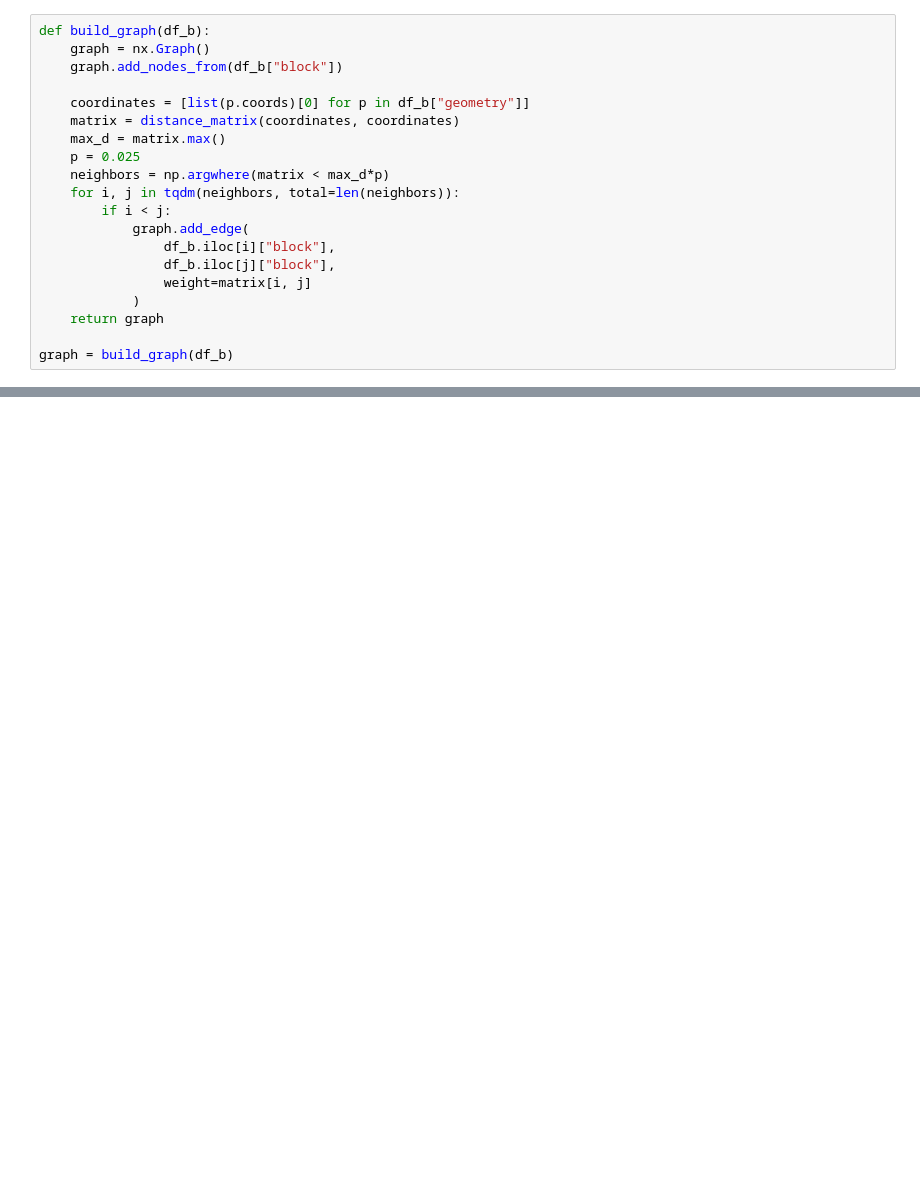
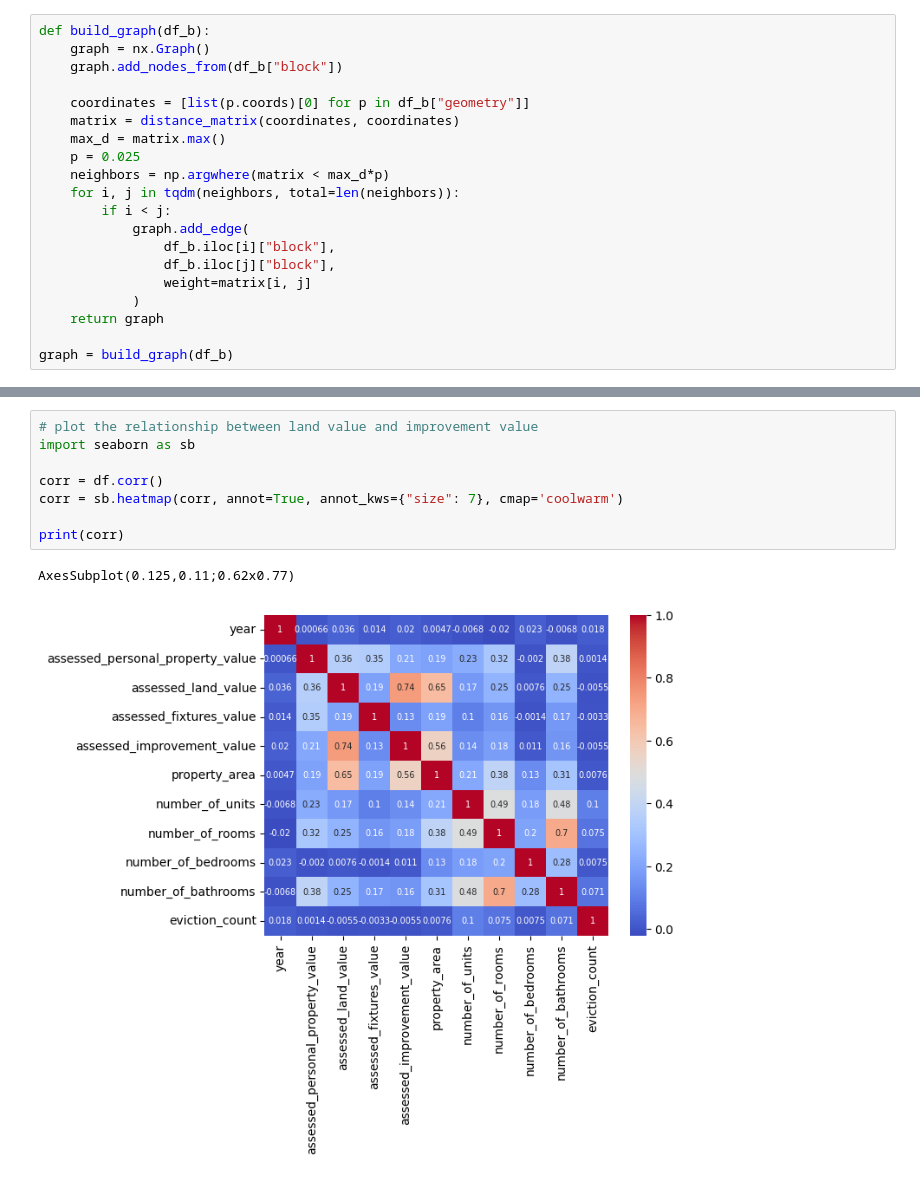
Before and after one commit to gauravsett/sf-eviction-forecasting, a Jupyter notebook: explore.ipynb, the cells around one changed output, grey strips where cells are left out. Saved outputs shown, nothing was run; the diff lists cells and outputs as text; blank space fills up the shorter version.

```diff
--- a/explore.ipynb
+++ b/explore.ipynb
@@ -222,0 +412,11 @@ def compute_features():
+# %%
+# plot the relationship between land value and improvement value
+import seaborn as sb
+
+corr = df.corr()
+corr = sb.heatmap(corr, annot=True, annot_kws={"size": 7}, cmap='coolwarm')
+
+print(corr)
+# %% [output]
+AxesSubplot(0.125,0.11;0.62x0.77)
+[figure, added]
```
Also changed, not shown: parts of 16 cells of this notebook, 3 other files.
